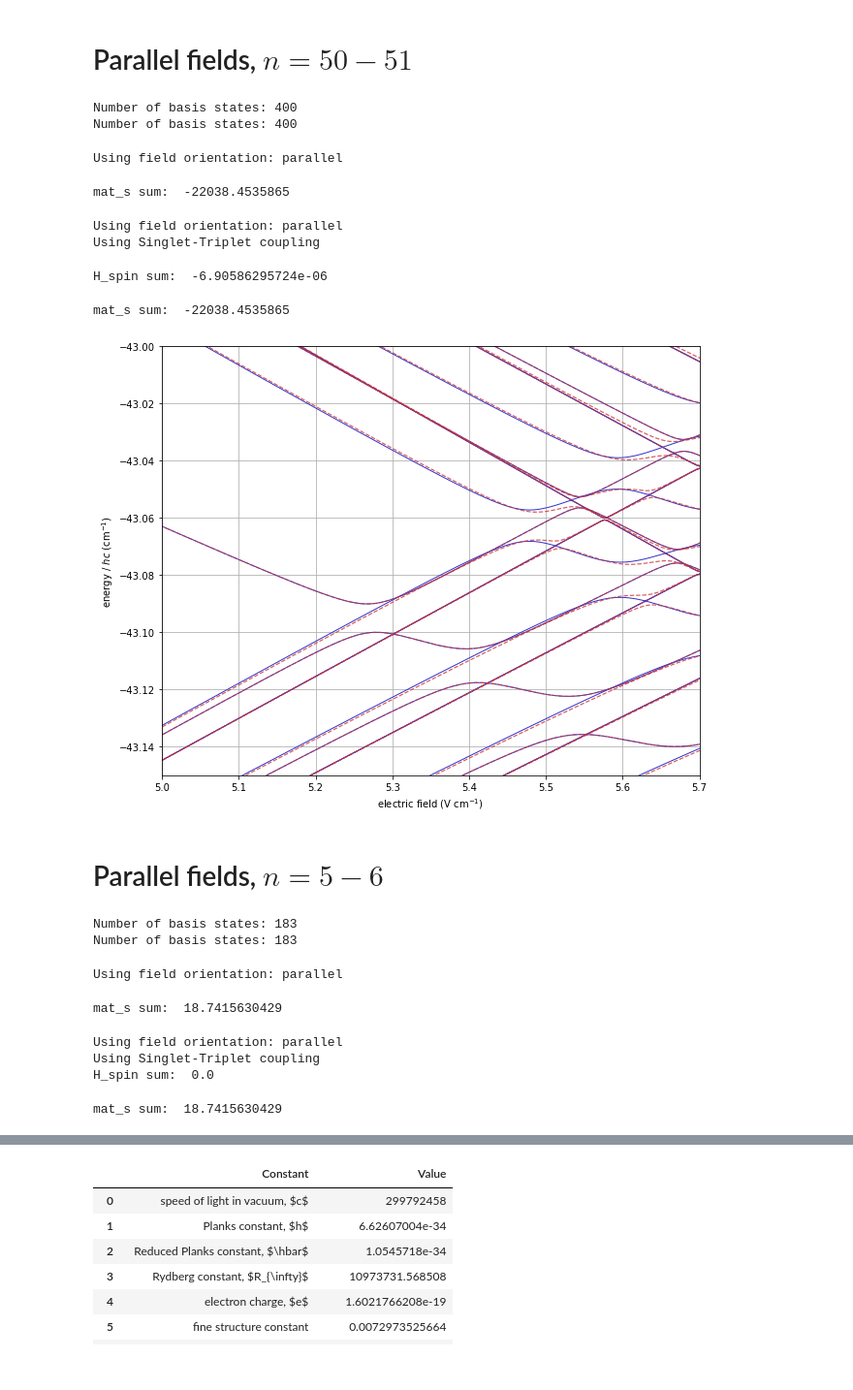
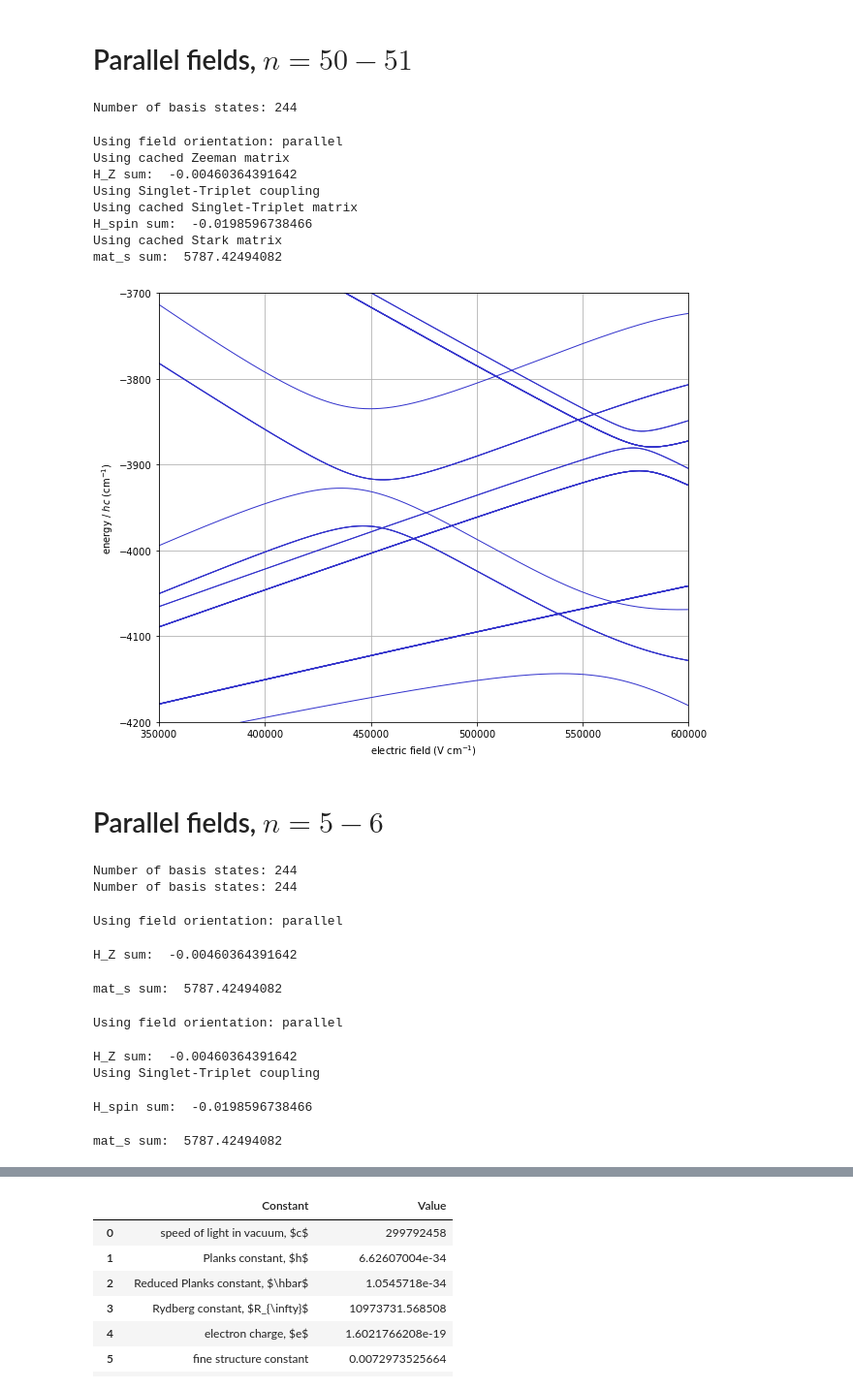
Before and after one commit to aa-morgan/helium-stark-FS, a Jupyter notebook: notebooks/Stark map - n,L,S,J,MJ - parallel fields.ipynb, the cells around one changed output, grey strips where cells are left out. Shown at 97% size. Drawn from its saved outputs; the diff is of its cells as text; code cells hidden in the pictures.

Commit message:
Added load and save capabilities for matrices

```diff
--- a/notebooks/Stark map - n,L,S,J,MJ - parallel fields.ipynb
+++ b/notebooks/Stark map - n,L,S,J,MJ - parallel fields.ipynb
@@ -28,75 +28,85 @@ mpl.rcParams['axes.formatter.useoffset'] = False
 # Parallel fields, $n=50-51$
 # %%
 # construct matrix
-mat0 = Hamiltonian(n_min=50, n_max=51, S=None, MJ=0)
+n_min = 5
+n_max = 6
+S = None
+mat0 = Hamiltonian(n_min=n_min, n_max=n_max, S=S, MJ=None)
 print('Number of basis states:', '%d'%mat0.num_states)
-mat1 = Hamiltonian(n_min=50, n_max=51, S=None, MJ=0)
-print('Number of basis states:', '%d'%mat1.num_states)
 # %% [output]
-Number of basis states: 400
-Number of basis states: 400
+Number of basis states: 244
 # %%
 # calculate Stark map
-Bfield=0.00
+Bfield=10.0
 Efield_vec=[0.0,0.0,1.0]
-stark_method='dev2'
-Efield = np.linspace(0.4*10**1, 0.6*10**1, 501)  # V/cm
+stark_method='6j'
+Efield = np.linspace(3.5*10**5, 6.0*10**5, 501) # V /cm
 sm0 = mat0.stark_map(Efield*1e2, Bfield=Bfield,
                      Efield_vec=Efield_vec,
-                     stark_method=stark_method)
-sm1 = mat1.stark_map(Efield*1e2, Bfield=Bfield,
-                     Efield_vec=Efield_vec,
                      stark_method=stark_method,
-                     singlet_triplet_coupling=True)
+                     singlet_triplet_coupling=True,
+                     cache_matrices=True,
+                     load_matrices=True,
+                     save_matrices=False,
+                     matrices_dir='./saved_matrices/')
+#sm1 = mat0.stark_map(Efield*1e2, Bfield=Bfield,
+#                     Efield_vec=Efield_vec,
+#                     stark_method=stark_method,
+#                     singlet_triplet_coupling=True)
 # %% [output]
 Using field orientation: parallel
+Using cached Zeeman matrix
+H_Z sum:  -0.00460364391642
+Using Singlet-Triplet coupling
+Using cached Singlet-Triplet matrix
+H_spin sum:  -0.0198596738466
+Using cached Stark matrix
+mat_s sum:  5787.42494082
-mat_s sum:  -22038.4535865
-Using field orientation: parallel
-Using Singlet-Triplet coupling
-H_spin sum:  -6.90586295724e-06
-mat_s sum:  -22038.4535865
 # %%
 fig, ax = plt.subplots(figsize=(9, 7))
 
 # plot
 #MJ = 0
 indexes = range(mat0.num_states)
 #indexes = mat0.where('J', 11)
 for ix in indexes:
     ax.plot(Efield, sm0[:, ix] / (100*h*c*mu_me), ls='-', lw=1.0, alpha=1, c=(0.2, 0.2, 0.8))
 #MJ = 1
 #
-indexes = range(mat1.num_states)
-for ix in indexes:
-    ax.plot(Efield, sm1[:, ix] / (100*h*c*mu_me), ls='--', lw=1.2, alpha=0.8, c=(0.8, 0.2, 0.2))
+#indexes = range(mat1.num_states)
+#for ix in indexes:
+#    ax.plot(Efield, sm1[:, ix] / (100*h*c*mu_me), ls='--', lw=1.2, alpha=0.8, c=(0.8, 0.2, 0.2))
 
 # format
 ax.set_xlabel('electric field (V cm$^{-1}$)')
 ax.set_ylabel('energy / $h c$ (cm$^{-1}$)')
-ax.set_xlim(5.0, 5.7)
-ax.set_ylim(-43.15, -43.00)
+ax.set_xlim(350000, 600000)
+ax.set_ylim(-4200, -3700)
 
 # output
 plt.grid()
 plt.tight_layout()
 # %% [output]
-[figure, old version]
+[figure, new version]
 # %% [markdown]
 # Parallel fields, $n=5-6$
 # %%
 # construct matrix
-mat0 = Hamiltonian(n_min=5, n_max=6, S=1, MJ=None)
+n_min = 5
+n_max = 6
+S = None
+mat0 = Hamiltonian(n_min=n_min, n_max=n_max, S=S, MJ_max=None)
 print('Number of basis states:', '%d'%mat0.num_states)
-mat1 = Hamiltonian(n_min=5, n_max=6, S=1, MJ=None)
+mat1 = Hamiltonian(n_min=n_min, n_max=n_max, S=S, MJ_max=None)
 print('Number of basis states:', '%d'%mat1.num_states)
 # %% [output]
-Number of basis states: 183
-Number of basis states: 183
+Number of basis states: 244
+Number of basis states: 244
 # %%
 # calculate Stark map
-Bfield=0.0
+Bfield=10.0
 Efield_vec=[0.0,0.0,1.0]
-stark_method='dev3'
+stark_method='6j'
 zeeman_method='hsfs'
 Efield = np.linspace(3.5*10**5, 6.0*10**5, 501) # V /cm
 sm0 = mat0.stark_map(Efield*1e2, Bfield=Bfield,
@@ -110,11 +120,13 @@ sm1 = mat1.stark_map(Efield*1e2, Bfield=Bfield,
                      singlet_triplet_coupling=True)
 # %% [output]
 Using field orientation: parallel
-mat_s sum:  18.7415630429
+H_Z sum:  -0.00460364391642
-Using field orientation: parallel
-Using Singlet-Triplet coupling
-H_spin sum:  0.0
+mat_s sum:  5787.42494082
-mat_s sum:  18.7415630429
+Using field orientation: parallel
+H_Z sum:  -0.00460364391642
+Using Singlet-Triplet coupling
+H_spin sum:  -0.0198596738466
+mat_s sum:  5787.42494082
 # %%
 fig, ax = plt.subplots(figsize=(9, 7))
 
```
Also changed, not shown: parts of 5 cells of this notebook, 7 other files.
